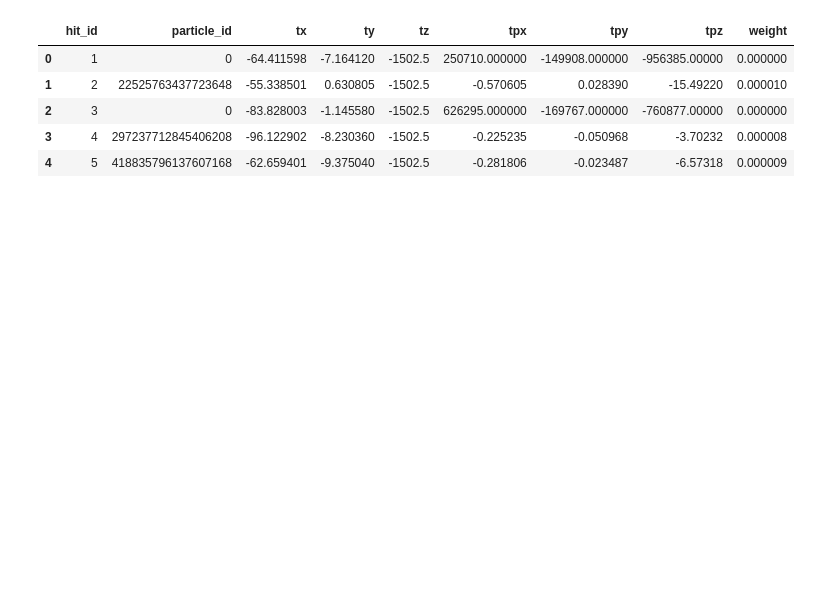
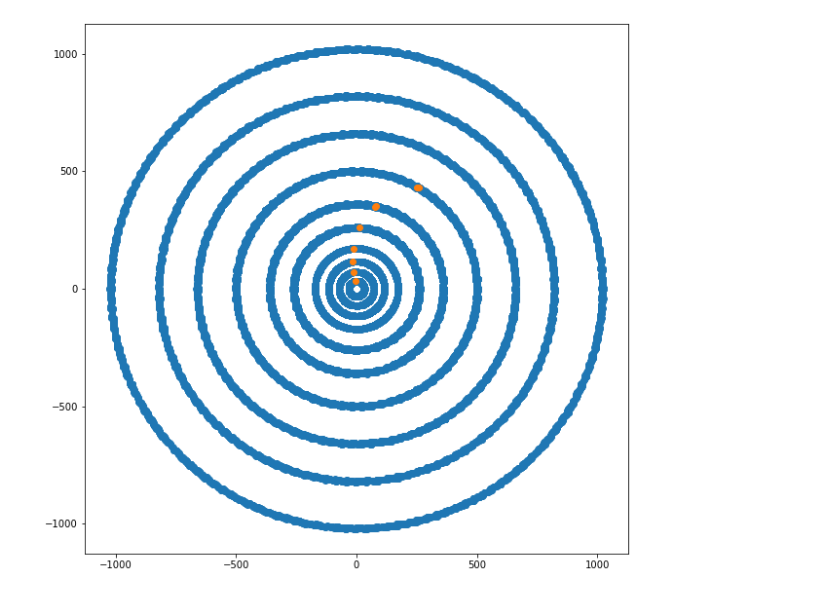
Before and after one commit to MaxHolmberg96/track-estimation-ML, a Jupyter notebook: ml.ipynb, the cells around one changed output. Saved outputs shown, nothing was run; the diff lists cells and outputs as text; code cells hidden in the pictures; blank space fills up the shorter version.

```diff
--- a/ml.ipynb
+++ b/ml.ipynb
@@ -26,5 +16,11 @@ Average number of hits is: 8.42412134061812
 # %%
+event_prefix = 'event000001000'
+hits, cells, particles, truth = load_event(os.path.join('train_100_events', event_prefix))
 cond = (hits['volume_id'] == 8) | (hits['volume_id'] == 13) | (hits['volume_id'] == 17)
 selected_indices = hits.index[cond].tolist()
 selected_hits = hits.iloc[selected_indices]
 selected_truth = truth.iloc[selected_indices]
+trackId = selected_truth.particle_id.unique()[10]
+track = selected_truth[selected_truth.particle_id == trackId]
+print(trackId)
+print(track)
@@ -31,10 +45,9 @@ selected_truth = truth.iloc[selected_indices]
-# %%
-truth.head()
-# %% [output]
-|  | hit_id | particle_id | tx | ty | tz | tpx | tpy | tpz | weight |
-| 0 | 1 | 0 | -64.411598 | -7.164120 | -1502.5 | 250710.000000 | -149908.000000 | -956385.00000 | 0.000000 |
-| 1 | 2 | 22525763437723648 | -55.338501 | 0.630805 | -1502.5 | -0.570605 | 0.028390 | -15.49220 | 0.000010 |
-| 2 | 3 | 0 | -83.828003 | -1.145580 | -1502.5 | 626295.000000 | -169767.000000 | -760877.00000 | 0.000000 |
-| 3 | 4 | 297237712845406208 | -96.122902 | -8.230360 | -1502.5 | -0.225235 | -0.050968 | -3.70232 | 0.000008 |
-| 4 | 5 | 418835796137607168 | -62.659401 | -9.375040 | -1502.5 | -0.281806 | -0.023487 | -6.57318 | 0.000009 |
+# %%
+plt.figure(figsize=(10,10))
+ax = plt.axes()
+ax.plot(selected_hits.x, selected_hits.y, 'o')
+ax.plot(track.tx, track.ty, 'o')
+plt.show()
+# %% [output]
+[figure, added]
 # %%
```
Also changed, not shown: parts of 23 cells of this notebook, 1 other file.
